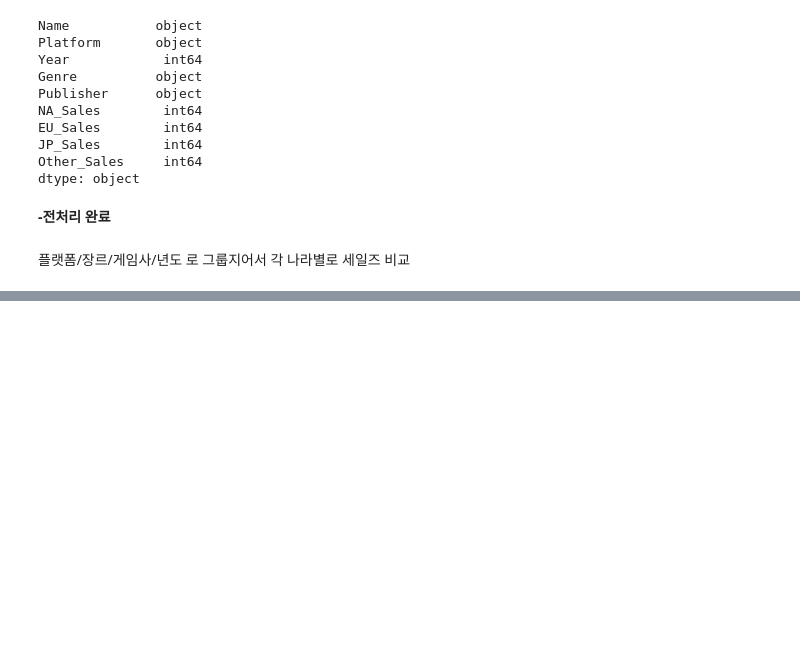
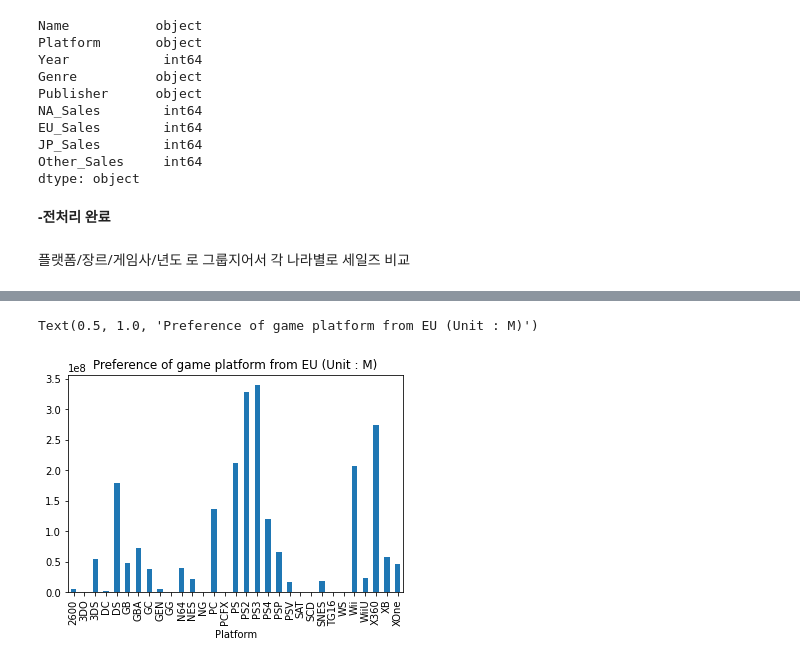
Before and after one commit to threegenie/vgames_project, a Jupyter notebook: game_data.ipynb, the cells around one changed output, grey strips where cells are left out. Saved outputs shown, nothing was run; the diff lists cells and outputs as text; code cells hidden in the pictures; blank space fills up the shorter version.

```diff
--- a/game_data.ipynb
+++ b/game_data.ipynb
@@ -229,0 +244,10 @@ dtype: object
+# %%
+#지역별 게임 플랫폼 선호도
+
+pf = df[['Platform','NA_Sales','EU_Sales','JP_Sales']]
+pf = pf.groupby('Platform').sum()
+pf['EU_Sales'].plot(kind='bar')
+plt.title('Preference of game platform from EU (Unit : M)')
+# %% [output]
+Text(0.5, 1.0, 'Preference of game platform from EU (Unit : M)')
+[figure, added]
```
Also changed, not shown: parts of 6 cells of this notebook.
